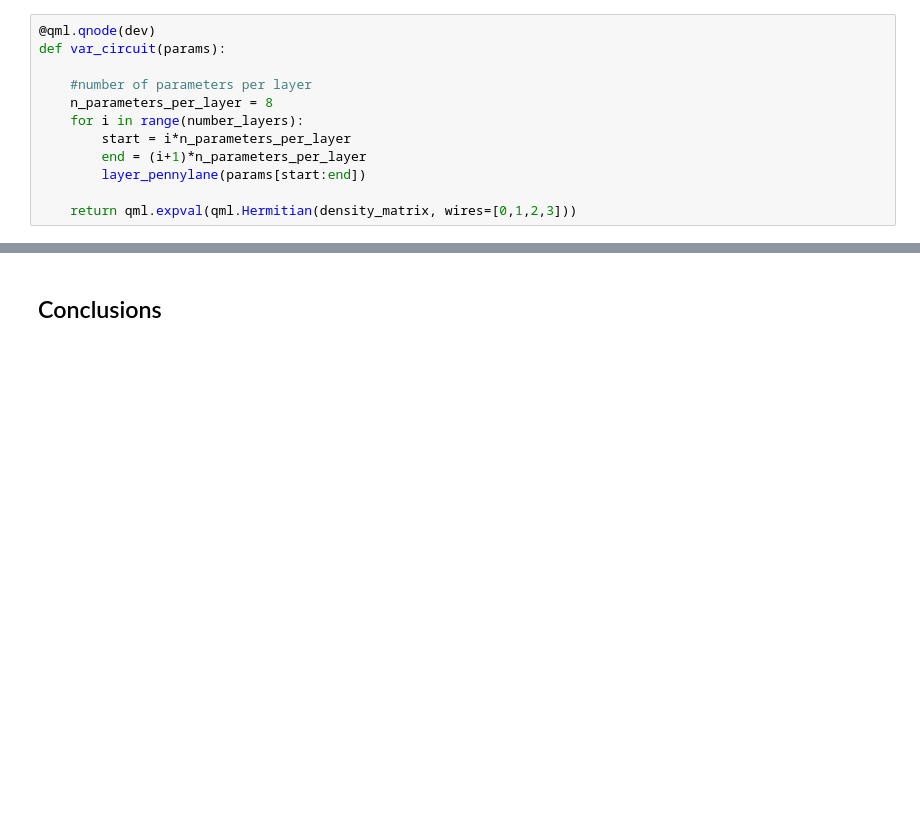
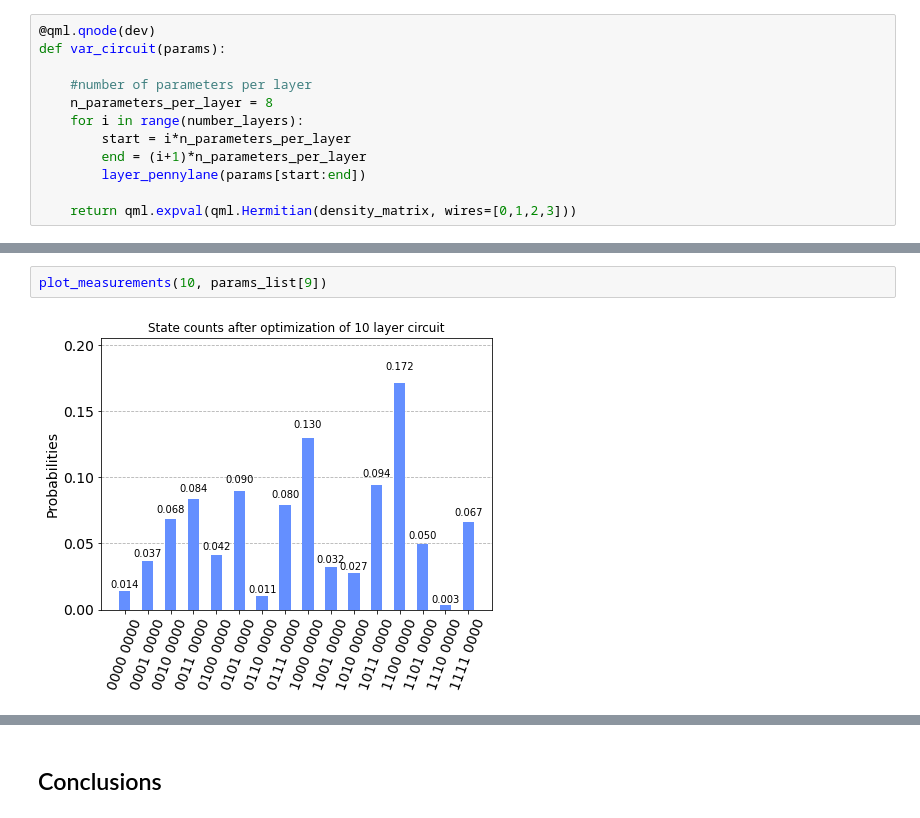
Before and after one commit to fioyarce/qosf_mentorship_program, a Jupyter notebook: Task 1/Task 1 - Solution.ipynb, the cells around one changed output, grey strips where cells are left out. Saved outputs shown, nothing was run; the diff lists cells and outputs as text; blank space fills up the shorter version.

```diff
--- a/Task 1/Task 1 - Solution.ipynb
+++ b/Task 1/Task 1 - Solution.ipynb
@@ -678,0 +690,4 @@ Quantum Fidelity: 0.9876145548230123
+# %%
+plot_measurements(10, params_list[9])
+# %% [output]
+[figure, added]
```
Also changed, not shown: parts of 26 cells of this notebook.
